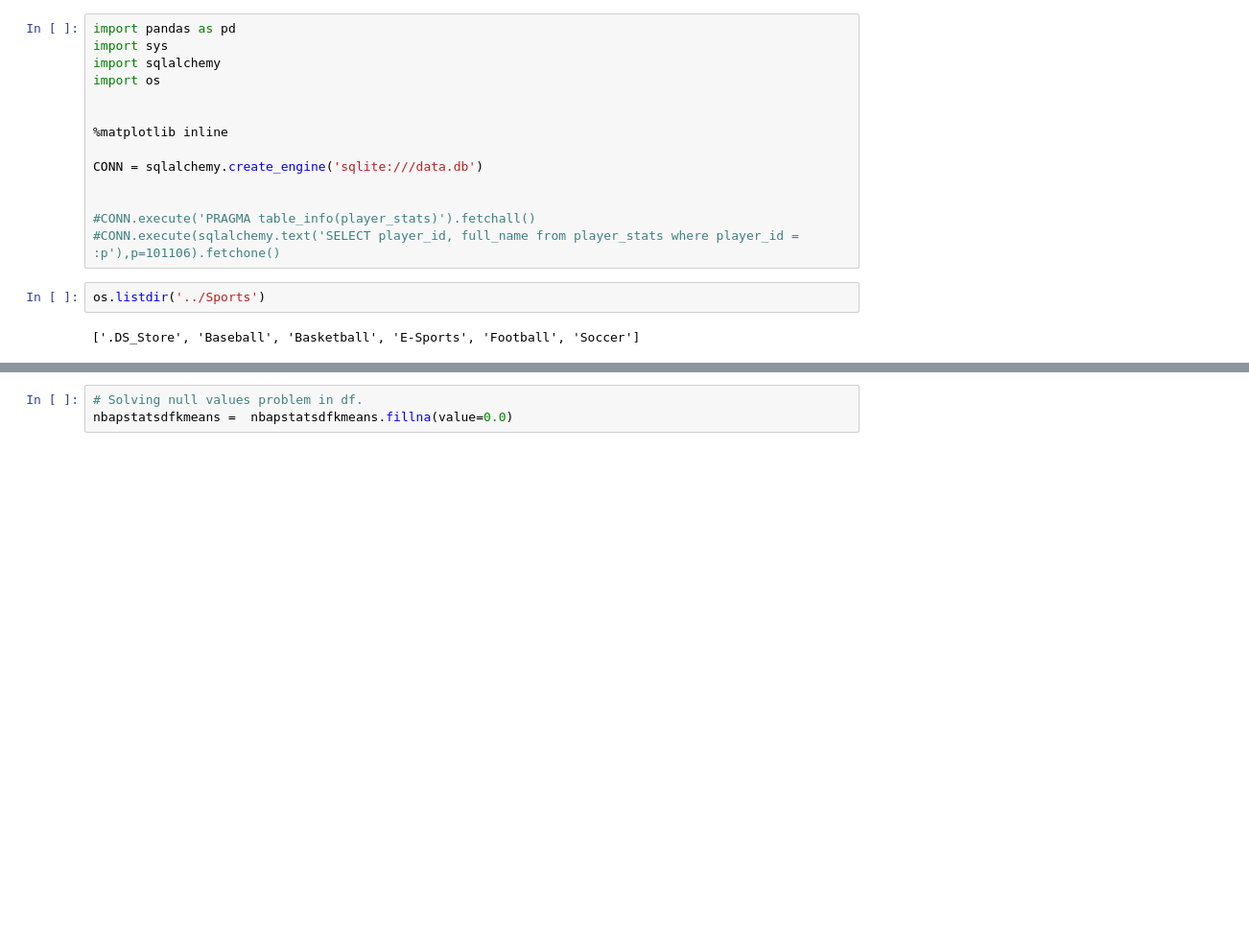
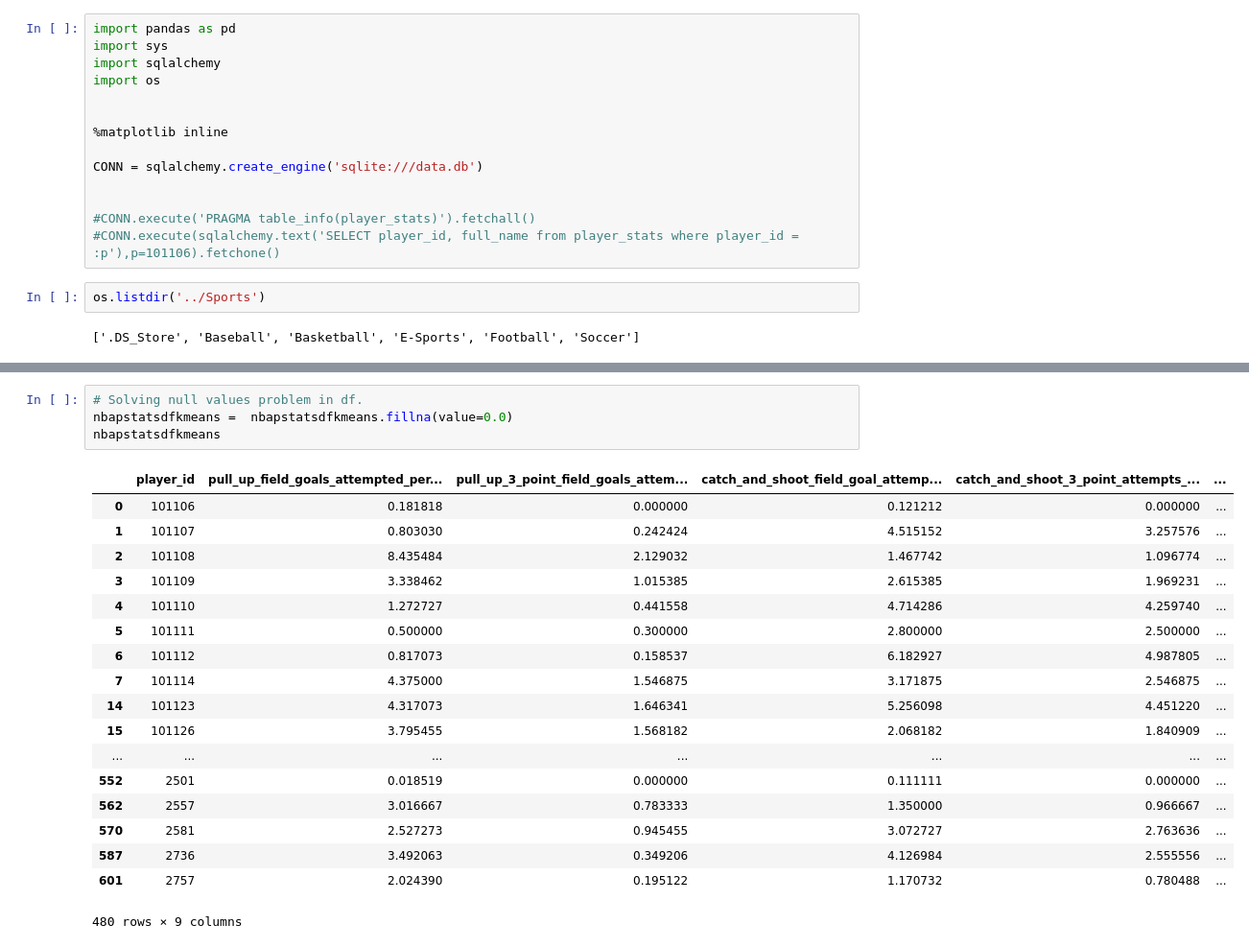
Before and after one commit to AndreiUngur/Codejam2017, a Jupyter notebook: Getting_NBA_Data.ipynb, the cells around one changed output, grey strips where cells are left out. Shown at 96% size. Saved outputs shown, nothing was run; the diff lists cells and outputs as text; blank space fills up the shorter version.

```diff
--- a/Getting_NBA_Data.ipynb
+++ b/Getting_NBA_Data.ipynb
@@ -149,6 +67,26 @@ nbapstatsdfkmeans = nba_player_stats_df[['player_id','games_played',
 # %%
 # Solving null values problem in df.
 nbapstatsdfkmeans =  nbapstatsdfkmeans.fillna(value=0.0)
+nbapstatsdfkmeans
+# %% [output]
+|  | player_id | pull_up_field_goals_attempted_per... | pull_up_3_point_field_goals_attem... | catch_and_shoot_field_goal_attemp... | catch_and_shoot_3_point_attempts_... | ... |
+| 0 | 101106 | 0.181818 | 0.000000 | 0.121212 | 0.000000 | ... |
+| 1 | 101107 | 0.803030 | 0.242424 | 4.515152 | 3.257576 | ... |
+| 2 | 101108 | 8.435484 | 2.129032 | 1.467742 | 1.096774 | ... |
+| 3 | 101109 | 3.338462 | 1.015385 | 2.615385 | 1.969231 | ... |
+| 4 | 101110 | 1.272727 | 0.441558 | 4.714286 | 4.259740 | ... |
+| 5 | 101111 | 0.500000 | 0.300000 | 2.800000 | 2.500000 | ... |
+| 6 | 101112 | 0.817073 | 0.158537 | 6.182927 | 4.987805 | ... |
+| 7 | 101114 | 4.375000 | 1.546875 | 3.171875 | 2.546875 | ... |
+| 14 | 101123 | 4.317073 | 1.646341 | 5.256098 | 4.451220 | ... |
+| 15 | 101126 | 3.795455 | 1.568182 | 2.068182 | 1.840909 | ... |
+| ... | ... | ... | ... | ... | ... | ... |
+| 552 | 2501 | 0.018519 | 0.000000 | 0.111111 | 0.000000 | ... |
+| 562 | 2557 | 3.016667 | 0.783333 | 1.350000 | 0.966667 | ... |
+| 570 | 2581 | 2.527273 | 0.945455 | 3.072727 | 2.763636 | ... |
+| 587 | 2736 | 3.492063 | 0.349206 | 4.126984 | 2.555556 | ... |
+| 601 | 2757 | 2.024390 | 0.195122 | 1.170732 | 0.780488 | ... |
+480 rows × 9 columns
 # %%
 from sklearn.cluster import KMeans
 import collections
```
Also changed, not shown: parts of 2 cells of this notebook, 1 other file.
